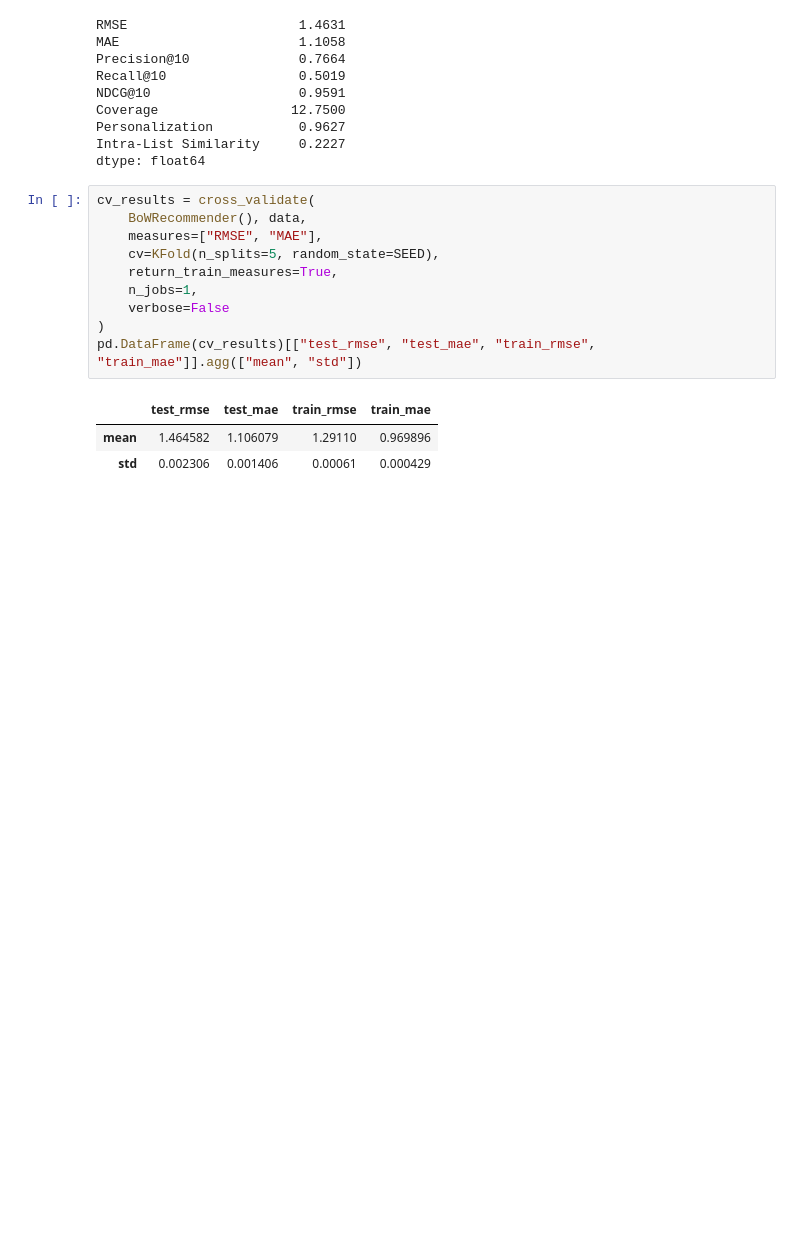
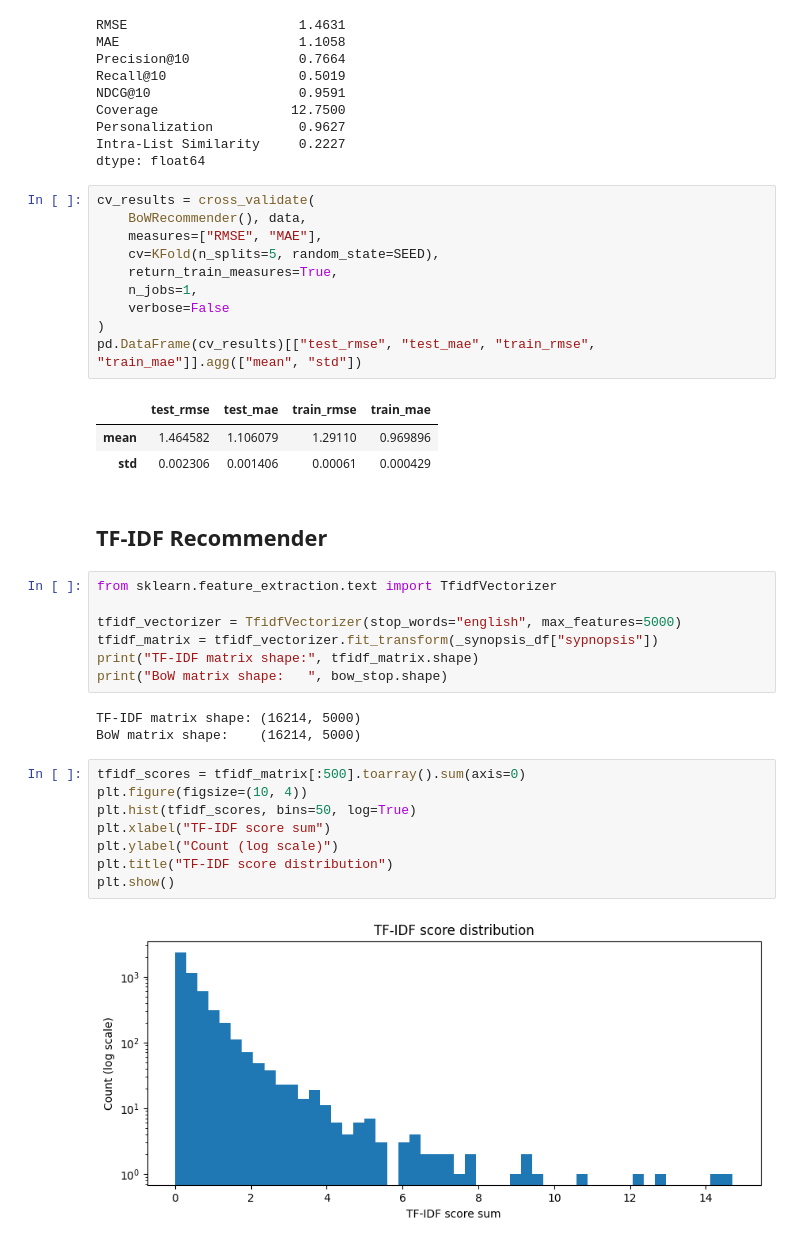
Before and after one commit to rubendjg/Anime-Recommendation-System, a Jupyter notebook: modeling/modeling.ipynb, the cells around one changed output. Cells and saved outputs as stored; diff of their text form; blank space fills up the shorter version.

```diff
--- a/modeling/modeling.ipynb
+++ b/modeling/modeling.ipynb
@@ -476,3 +525,25 @@ pd.DataFrame(cv_results)[["test_rmse", "test_mae", "train_rmse", "train_mae"]].a
 |  | test_rmse | test_mae | train_rmse | train_mae |
 | mean | 1.464582 | 1.106079 | 1.29110 | 0.969896 |
 | std | 0.002306 | 0.001406 | 0.00061 | 0.000429 |
+# %% [markdown]
+## TF-IDF Recommender
+# %%
+from sklearn.feature_extraction.text import TfidfVectorizer
+
+tfidf_vectorizer = TfidfVectorizer(stop_words="english", max_features=5000)
+tfidf_matrix = tfidf_vectorizer.fit_transform(_synopsis_df["sypnopsis"])
+print("TF-IDF matrix shape:", tfidf_matrix.shape)
+print("BoW matrix shape:   ", bow_stop.shape)
+# %% [output]
+TF-IDF matrix shape: (16214, 5000)
+BoW matrix shape:    (16214, 5000)
+# %%
+tfidf_scores = tfidf_matrix[:500].toarray().sum(axis=0)
+plt.figure(figsize=(10, 4))
+plt.hist(tfidf_scores, bins=50, log=True)
+plt.xlabel("TF-IDF score sum")
+plt.ylabel("Count (log scale)")
+plt.title("TF-IDF score distribution")
+plt.show()
+# %% [output]
+[figure, added]
```
Also changed, not shown: parts of 22 cells of this notebook, 1 other file.
